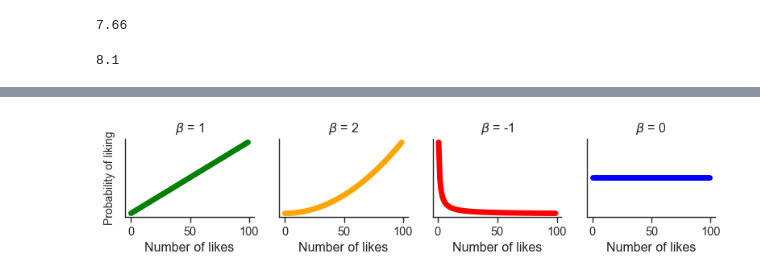
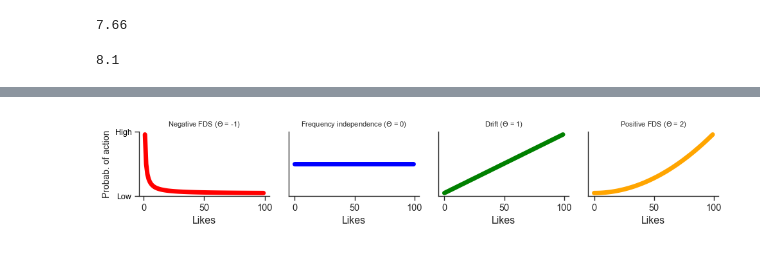
Before and after one commit to alexeykosh/2023-slovotvir-reuse-analysis, a Jupyter notebook: notebooks/posterior_analysis.ipynb, the cells around one changed output, grey strips where cells are left out. Cells and saved outputs as stored; diff of their text form; code cells hidden in the pictures.

```diff
--- a/notebooks/posterior_analysis.ipynb
+++ b/notebooks/posterior_analysis.ipynb
@@ -312,44 +515,52 @@ print(round(np.mean([sum(y) / sum(x) for x, y in neutral_]), 2))
 # %%
 x = np.arange(0, 100, 1).astype(float)
 # %%
-fig, axs = plt.subplots(1, 4, figsize=(8, 2))
+fig, axs = plt.subplots(1, 4, figsize=(10, 2))
 
+# # apply tufte style to all axes
+# for a in axs:
+#     tufte_style(a)
 
-axs[0].plot(x, x ** 1,
-            linewidth=5, color='green')
+# Plot for β = -1
+axs[0].plot(x, x ** -1,
+            linewidth=5, color='red', alpha=1)
 axs[0].set_yticks([])
-axs[0].set_title(r'$\beta$ = 1')
-# set ylabels
-axs[0].set_ylabel('Probability of liking', fontsize=10)
-# xlabel
-axs[0].set_xlabel('Number of likes')
+axs[0].set_title(r'Negative FDS ($\Theta$ = -1)', fontsize=8)
+axs[0].set_ylabel('Probab. of action', fontsize=10)
+axs[0].set_yticks([axs[0].get_ylim()[0], axs[0].get_ylim()[1]])
+axs[0].set_yticklabels(['Low', 'High'], fontsize=9, color='black')
+axs[0].set_xlabel('Likes')
 
-axs[1].plot(x, x ** 2,
-            linewidth=5, color='orange')
+# Plot for β = 0
+axs[1].plot(x, x ** 0,
+            linewidth=5,
+            color='blue', alpha=1)
 axs[1].set_yticks([])
-axs[1].set_title(r'$\beta$ = 2')
+axs[1].set_title(r'Frequency independence ($\Theta$ = 0)', fontsize=8)
 axs[1].set_ylabel('')
-# xlabel
-axs[1].set_xlabel('Number of likes')
+axs[1].set_xlabel('Likes')
 
-axs[2].plot(x, x ** -1,
-            linewidth=5, color='red')
+# Plot for β = 1
+axs[2].plot(x, x ** 1,
+            linewidth=5,
+            color='green', alpha=1)
 axs[2].set_yticks([])
-axs[2].set_title(r'$\beta$ = -1')
+axs[2].set_title(r'Drift ($\Theta$ = 1)', fontsize=8)
 axs[2].set_ylabel('')
-# xlabel
-axs[2].set_xlabel('Number of likes')
+axs[2].set_xlabel('Likes')
 
-axs[3].plot(x, x ** 0,
-            linewidth=5,
-            color='blue')
+# Plot for β = 2
+axs[3].plot(x, x ** 2,
+            linewidth=5, color='orange', alpha=1)
 axs[3].set_yticks([])
-axs[3].set_title(r'$\beta$ = 0')
+axs[3].set_title(r'Positive FDS ($\Theta$ = 2)', fontsize=8)
 axs[3].set_ylabel('')
-# xlabel
-axs[3].set_xlabel('Number of likes')
+axs[3].set_xlabel('Likes')
 
 plt.tight_layout()
+plt.savefig('../figures/bias_illustration.pdf',
+            dpi=300,
+            bbox_inches='tight')
 plt.show()
 # %% [output]
-[figure, old version]
+[figure, new version]
```
Also changed, not shown: parts of 16 cells of this notebook, 1 other file.
